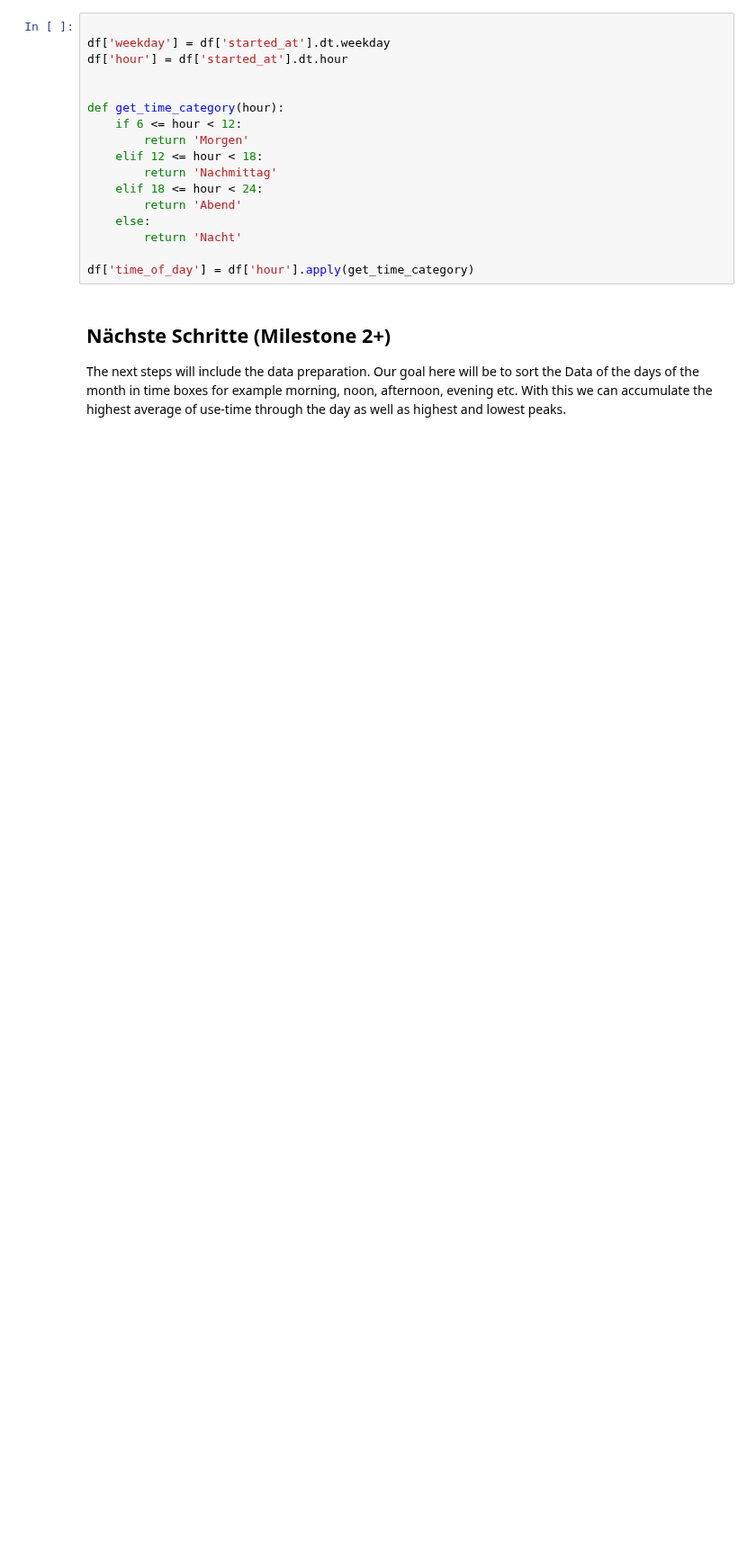
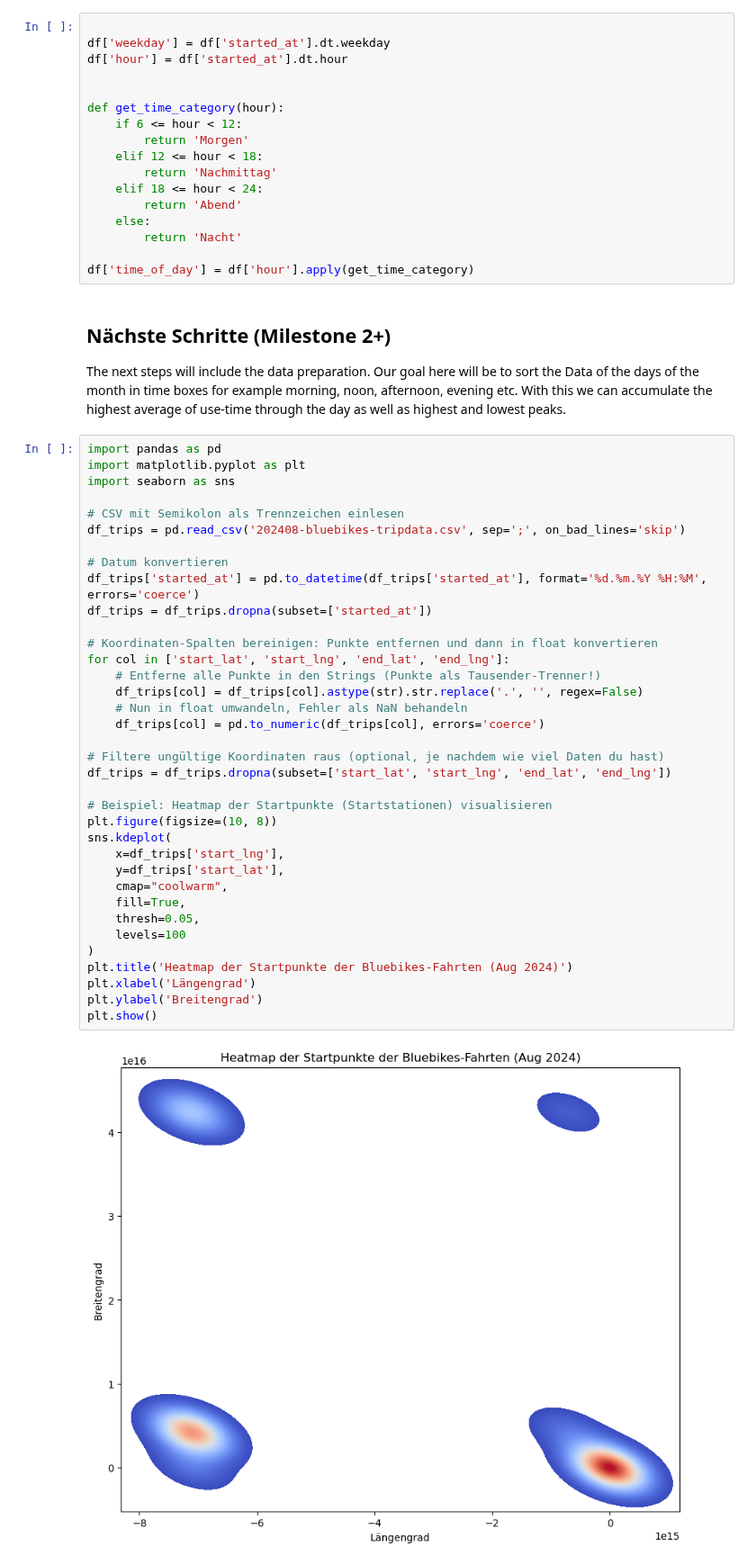
Before and after one commit to RubenCharara/Data-Science-and-Machine-Learning, a Jupyter notebook: milestone1_citibike.ipynb, the cells around one changed output. Shown at 90% size. Drawn from its saved outputs; the diff is of its cells as text; blank space fills up the shorter version.

```diff
--- a/milestone1_citibike.ipynb
+++ b/milestone1_citibike.ipynb
@@ -156,3 +156,41 @@ df['time_of_day'] = df['hour'].apply(get_time_category)
 ## Nächste Schritte (Milestone 2+)
 
 The next steps will include the data preparation. Our goal here will be to sort the Data of the days of the month in time boxes for example morning, noon, afternoon, evening etc. With this we can accumulate the highest average of use-time through the day as well as highest and lowest peaks.
+# %%
+import pandas as pd
+import matplotlib.pyplot as plt
+import seaborn as sns
+
+# CSV mit Semikolon als Trennzeichen einlesen
+df_trips = pd.read_csv('202408-bluebikes-tripdata.csv', sep=';', on_bad_lines='skip')
+
+# Datum konvertieren
+df_trips['started_at'] = pd.to_datetime(df_trips['started_at'], format='%d.%m.%Y %H:%M', errors='coerce')
+df_trips = df_trips.dropna(subset=['started_at'])
+
+# Koordinaten-Spalten bereinigen: Punkte entfernen und dann in float konvertieren
+for col in ['start_lat', 'start_lng', 'end_lat', 'end_lng']:
+    # Entferne alle Punkte in den Strings (Punkte als Tausender-Trenner!)
+    df_trips[col] = df_trips[col].astype(str).str.replace('.', '', regex=False)
+    # Nun in float umwandeln, Fehler als NaN behandeln
+    df_trips[col] = pd.to_numeric(df_trips[col], errors='coerce')
+
+# Filtere ungültige Koordinaten raus (optional, je nachdem wie viel Daten du hast)
+df_trips = df_trips.dropna(subset=['start_lat', 'start_lng', 'end_lat', 'end_lng'])
+
+# Beispiel: Heatmap der Startpunkte (Startstationen) visualisieren
+plt.figure(figsize=(10, 8))
+sns.kdeplot(
+    x=df_trips['start_lng'],
+    y=df_trips['start_lat'],
+    cmap="coolwarm",
+    fill=True,
+    thresh=0.05,
+    levels=100
+)
+plt.title('Heatmap der Startpunkte der Bluebikes-Fahrten (Aug 2024)')
+plt.xlabel('Längengrad')
+plt.ylabel('Breitengrad')
+plt.show()
+# %% [output]
+[figure, added]
```
Also changed, not shown: parts of 2 cells of this notebook.
